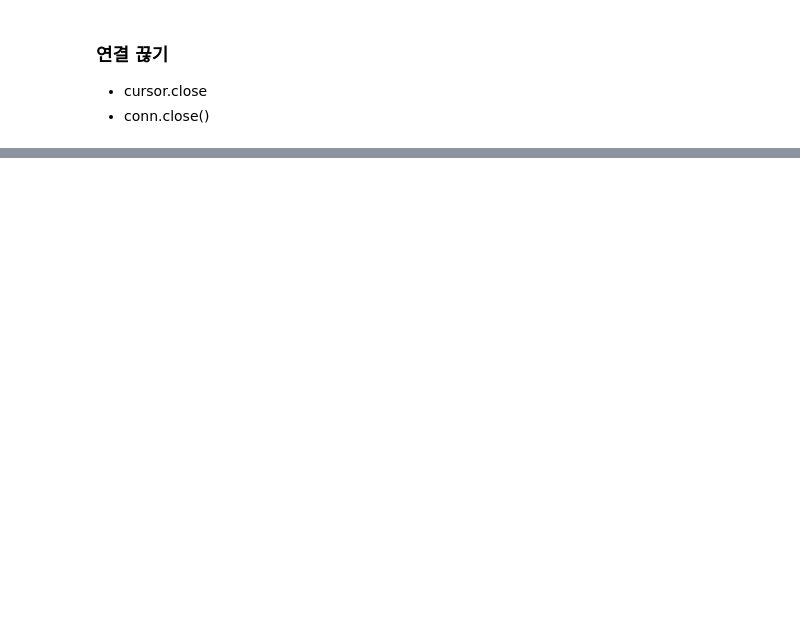
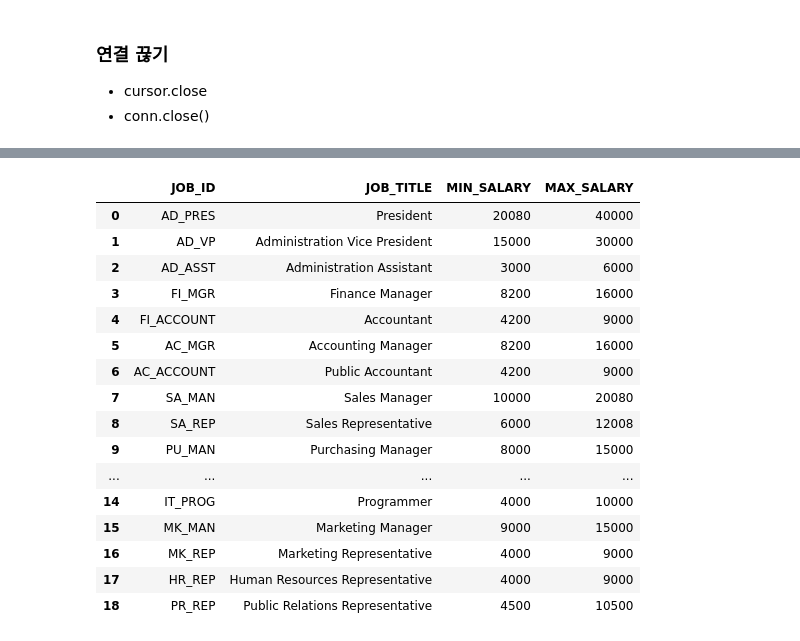
Before and after one commit to kkogggokk/Python, a Jupyter notebook: 04_Pandas/01_수업자료/07_Pandas_Oracle연동.ipynb, the cells around one changed output, grey strips where cells are left out. Saved outputs shown, nothing was run; the diff lists cells and outputs as text; code cells hidden in the pictures; blank space fills up the shorter version.

```diff
--- a/04_Pandas/01_수업자료/07_Pandas_Oracle연동.ipynb
+++ b/04_Pandas/01_수업자료/07_Pandas_Oracle연동.ipynb
@@ -28,0 +151,21 @@
+# %%
+job_df = pd.read_sql('select * from job',con = conn)
+job_df
+# %% [output]
+|  | JOB_ID | JOB_TITLE | MIN_SALARY | MAX_SALARY |
+| 0 | AD_PRES | President | 20080 | 40000 |
+| 1 | AD_VP | Administration Vice President | 15000 | 30000 |
+| 2 | AD_ASST | Administration Assistant | 3000 | 6000 |
+| 3 | FI_MGR | Finance Manager | 8200 | 16000 |
+| 4 | FI_ACCOUNT | Accountant | 4200 | 9000 |
+| 5 | AC_MGR | Accounting Manager | 8200 | 16000 |
+| 6 | AC_ACCOUNT | Public Accountant | 4200 | 9000 |
+| 7 | SA_MAN | Sales Manager | 10000 | 20080 |
+| 8 | SA_REP | Sales Representative | 6000 | 12008 |
+| 9 | PU_MAN | Purchasing Manager | 8000 | 15000 |
+| ... | ... | ... | ... | ... |
+| 14 | IT_PROG | Programmer | 4000 | 10000 |
+| 15 | MK_MAN | Marketing Manager | 9000 | 15000 |
+| 16 | MK_REP | Marketing Representative | 4000 | 9000 |
+| 17 | HR_REP | Human Resources Representative | 4000 | 9000 |
+| 18 | PR_REP | Public Relations Representative | 4500 | 10500 |
```
Also changed, not shown: parts of 19 cells of this notebook, 4 other files.
